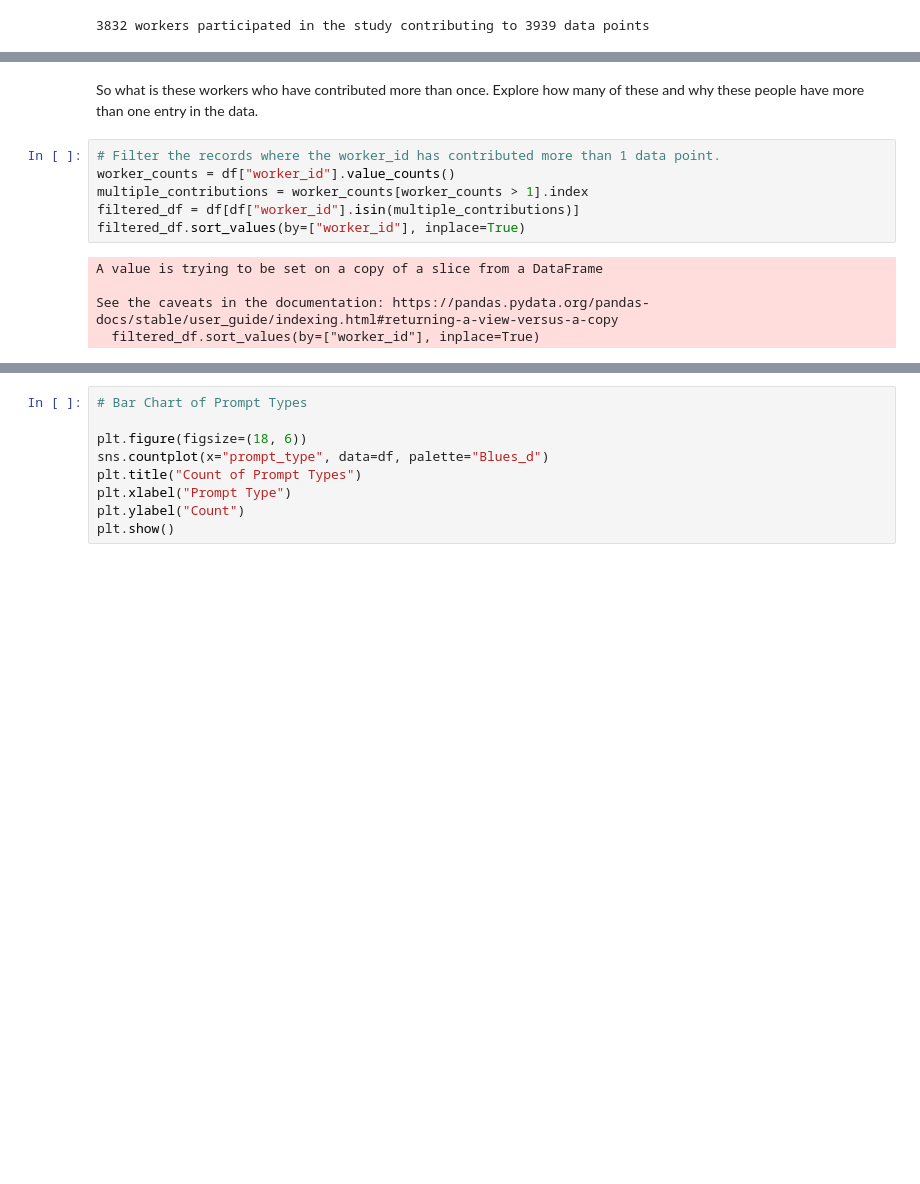
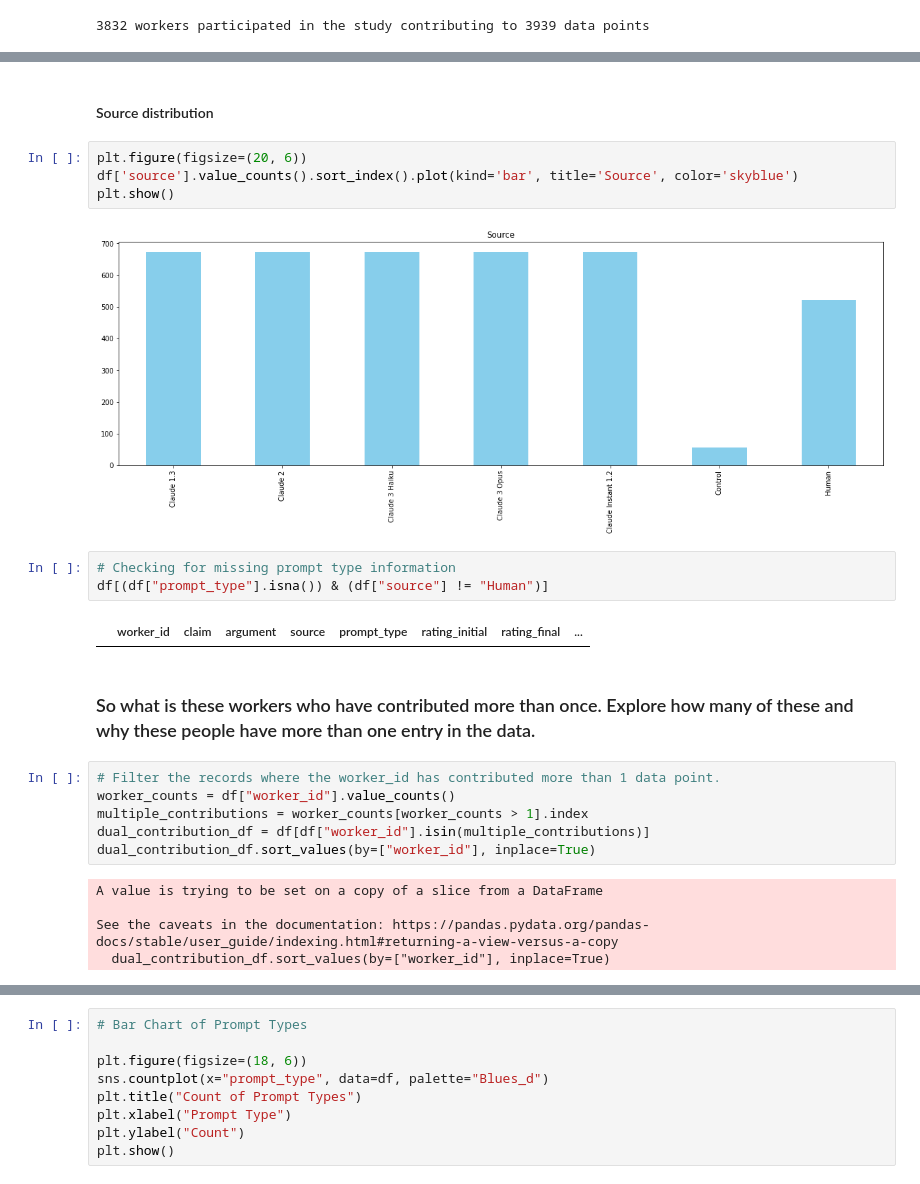
Before and after one commit to harsha2000g/Persuasion-Predictability, a Jupyter notebook: code/1_sama_dataset_exploration.ipynb, the cells around one changed output, grey strips where cells are left out. Drawn from its saved outputs; the diff is of its cells as text; blank space fills up the shorter version.

```diff
--- a/code/1_sama_dataset_exploration.ipynb
+++ b/code/1_sama_dataset_exploration.ipynb
@@ -26,13 +81,26 @@ print(f'{df["worker_id"].nunique()} workers participated in the study contributi
+# %% [markdown]
+#### Source distribution
+# %%
+plt.figure(figsize=(20, 6))
+df['source'].value_counts().sort_index().plot(kind='bar', title='Source', color='skyblue')
+plt.show()
+# %% [output]
+[figure, added]
+# %%
+# Checking for missing prompt type information
+df[(df["prompt_type"].isna()) & (df["source"] != "Human")]
+# %% [output]
+|  | worker_id | claim | argument | source | prompt_type | rating_initial | rating_final | ... |
 # %% [markdown]
-So what is these workers who have contributed more than once. Explore how many of these and why these people have more than one entry in the data.
+### So what is these workers who have contributed more than once. Explore how many of these and why these people have more than one entry in the data.
 # %%
 # Filter the records where the worker_id has contributed more than 1 data point.
 worker_counts = df["worker_id"].value_counts()
 multiple_contributions = worker_counts[worker_counts > 1].index
-filtered_df = df[df["worker_id"].isin(multiple_contributions)]
-filtered_df.sort_values(by=["worker_id"], inplace=True)
+dual_contribution_df = df[df["worker_id"].isin(multiple_contributions)]
+dual_contribution_df.sort_values(by=["worker_id"], inplace=True)
 # %% [output]
 A value is trying to be set on a copy of a slice from a DataFrame
 
 See the caveats in the documentation: https://pandas.pydata.org/pandas-docs/stable/user_guide/indexing.html#returning-a-view-versus-a-copy
-  filtered_df.sort_values(by=["worker_id"], inplace=True)
+  dual_contribution_df.sort_values(by=["worker_id"], inplace=True)
```
Also changed, not shown: parts of 22 cells of this notebook.
